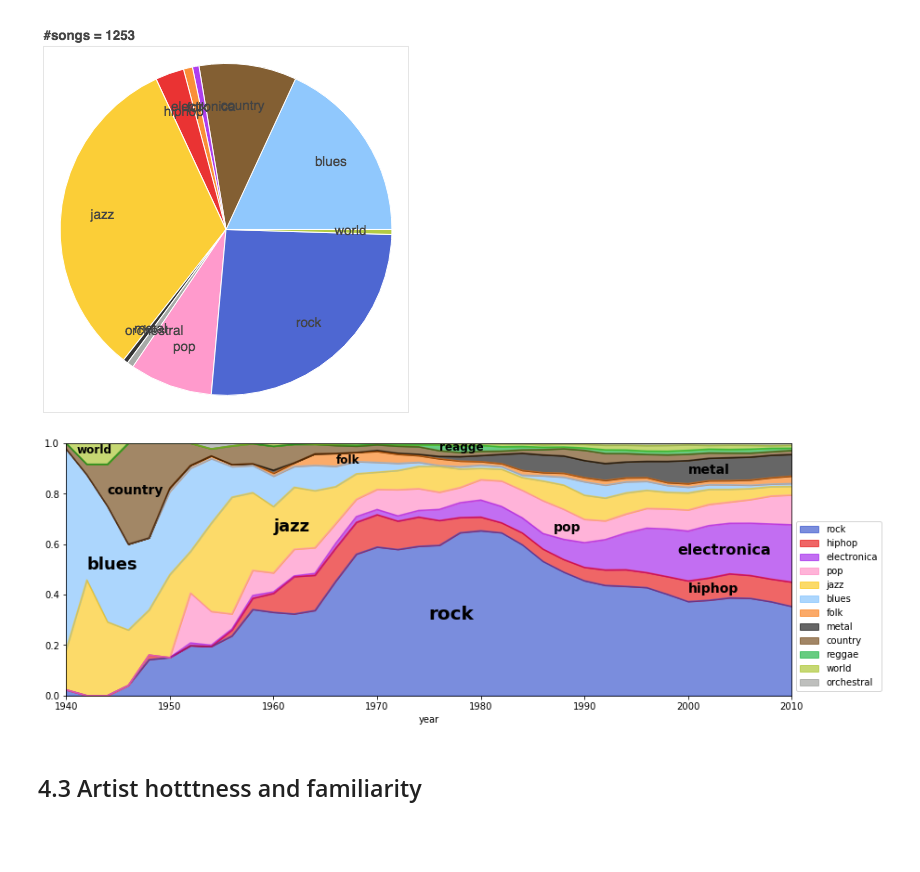
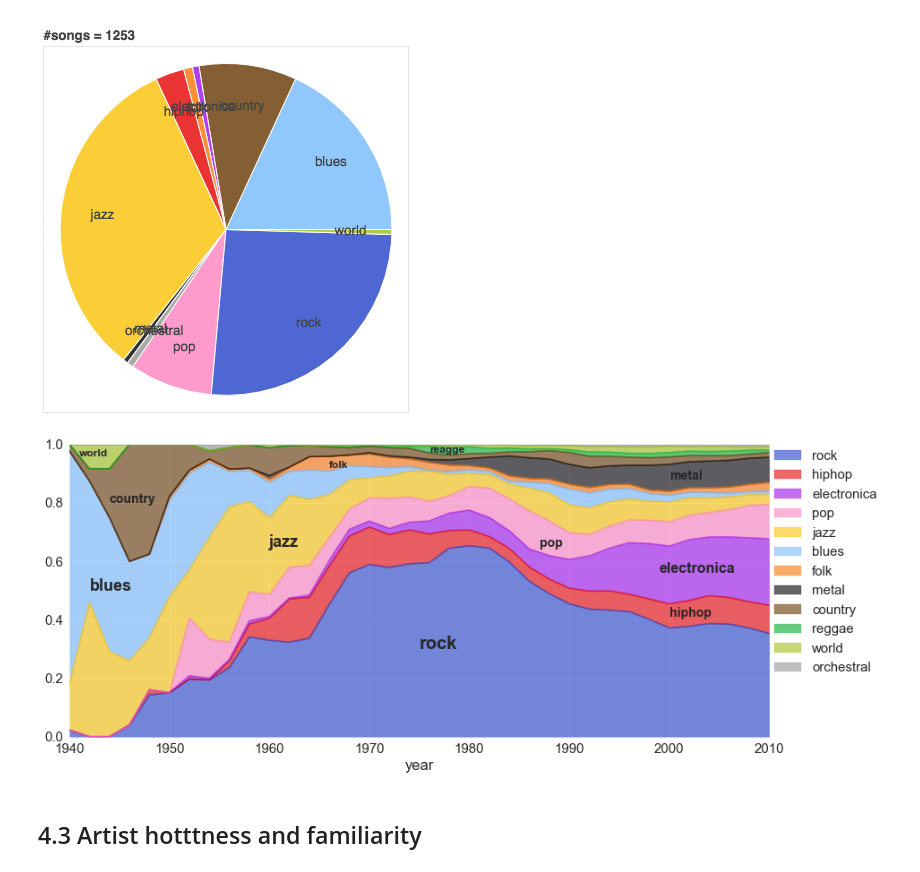
Before and after one commit to mathildemrt/ada, a Jupyter notebook: project/project.ipynb, the cells around one changed output. Saved outputs shown, nothing was run; the diff lists cells and outputs as text; code cells hidden in the pictures; blank space fills up the shorter version.

```diff
--- a/project/project.ipynb
+++ b/project/project.ipynb
@@ -568,10 +568,11 @@ genre_color={'blues':'#75bbfd','country':'#653700','electronica':'#9a0eea','folk
              'pop':'#ff81c0','metal':'#000000','rock':'#2242c7','orchestral':'#929591','hiphop':'#e50000',
              'reggae':'#02ab2e','world':'#a0bf16'}
 # %%
-plt.figure(figsize=(20, 2))
+plt.figure(figsize=(20, 3))
+
 for i,genre in enumerate(genre_color):
-    plt.plot(2*i,0, marker='o',c=genre_color[genre], markersize=10)
-    plt.text(2*i-0.1*len(genre),0.01, genre, fontsize=16)
+    plt.plot(2*i,0, marker='o',c=genre_color[genre], markersize=14)
+    plt.text(2*i-0.08*len(genre),0.02, genre, fontsize=16)
     plt.xticks([])
     plt.yticks([])
 # %% [output]
@@ -590,9 +591,11 @@ print("Number of row w/o value for year : ", len( df[ df['year']==0 ] ) )
 # %% [output]
 Number of row w/o value for year :  148588
 # %%
-fig = plt.figure(figsize=(10,5))
+sns.set(font_scale=1.5)
+fig = plt.figure(figsize=(12,6))
 ax = fig.add_subplot(111)
 plt.title('Year distribution')
 df['year'] = df['year'].astype(int)
 sns.distplot(df.loc[df['year']!=0,'year'],ax=ax)
+plt.savefig('test.png',dpi=300)
 # %% [output]
@@ -622,31 +624,31 @@ for genre in df['genre'].unique():
 year_df=year_df.set_index('year')
 year_df = year_df.divide(year_df .sum(axis=1), axis=0)
 # %%
-fig=plt.figure(figsize=(14,5))
+fig=plt.figure(figsize=(14,6))
 ax = fig.add_subplot(111)
 year_df.plot(kind='area',color = [genre_color[x] for x in  year_df.columns],ylim=[0,1],alpha=0.6, stacked=True,ax=ax)
-plt.legend(loc=3, fontsize=10, bbox_to_anchor=(1,0))
-
+#plt.legend(loc=3, fontsize=14, bbox_to_anchor=(1,0))
+ax.legend(bbox_to_anchor=(1.0, 1), loc=2, borderaxespad=0.)
 
 plt.annotate("rock", fontsize=20, xy=(1975, 0.3), weight = 'bold')
 plt.annotate("hiphop", fontsize=14, xy=(2000, 0.41), weight = 'bold')
 
 plt.annotate("jazz", fontsize=18, xy=(1960, 0.65), weight = 'bold')
 plt.annotate("blues", fontsize=18, xy=(1942, 0.5), weight = 'bold')
 plt.annotate("electronica", fontsize=16, xy=(1999, 0.56), weight = 'bold')
 plt.annotate("pop", fontsize=14, xy=(1987, 0.65), weight = 'bold')
 
 plt.annotate("country", fontsize=14, xy=(1944, 0.8), weight = 'bold')
 plt.annotate("metal", fontsize=14, xy=(2000, 0.88), weight = 'bold')
 
 plt.annotate("reagge", fontsize=12, xy=(1976, 0.97), weight = 'bold')
 plt.annotate("world", fontsize=12, xy=(1941, 0.96), weight = 'bold')
 plt.annotate("folk", fontsize=12, xy=(1966, 0.92), weight = 'bold')
 
-plt.savefig('year.png')
+plt.savefig('year.png',dpi=600,bbox_inches='tight')
 plt.show()
 # %% [output]
-[figure, old version]
+[figure, new version]
 # %% [markdown]
 ## 4.3 Artist hotttness and familiarity
 # %%
```
Also changed, not shown: parts of 2 cells of this notebook, 3 other files.
